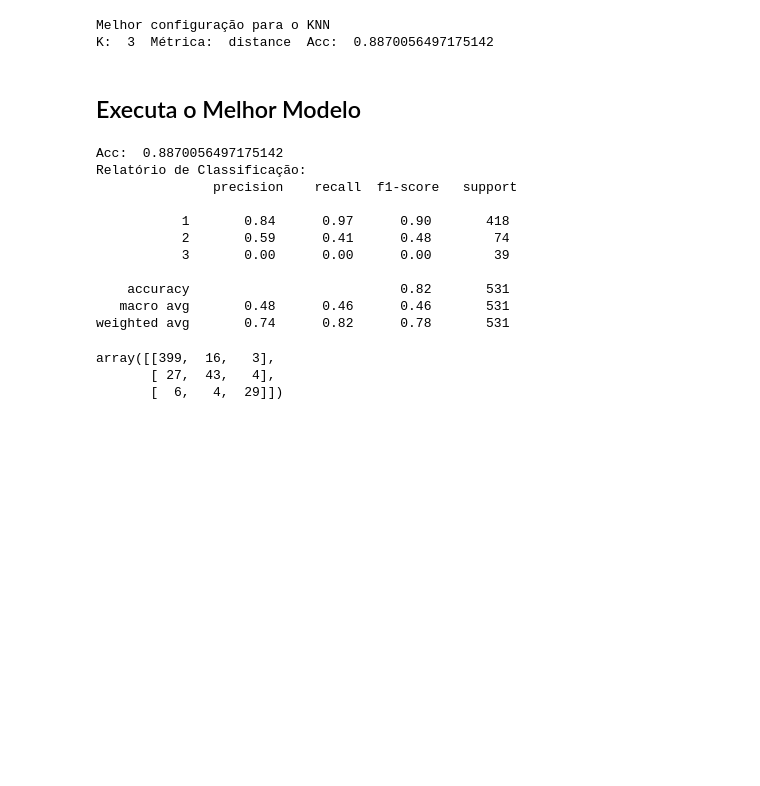
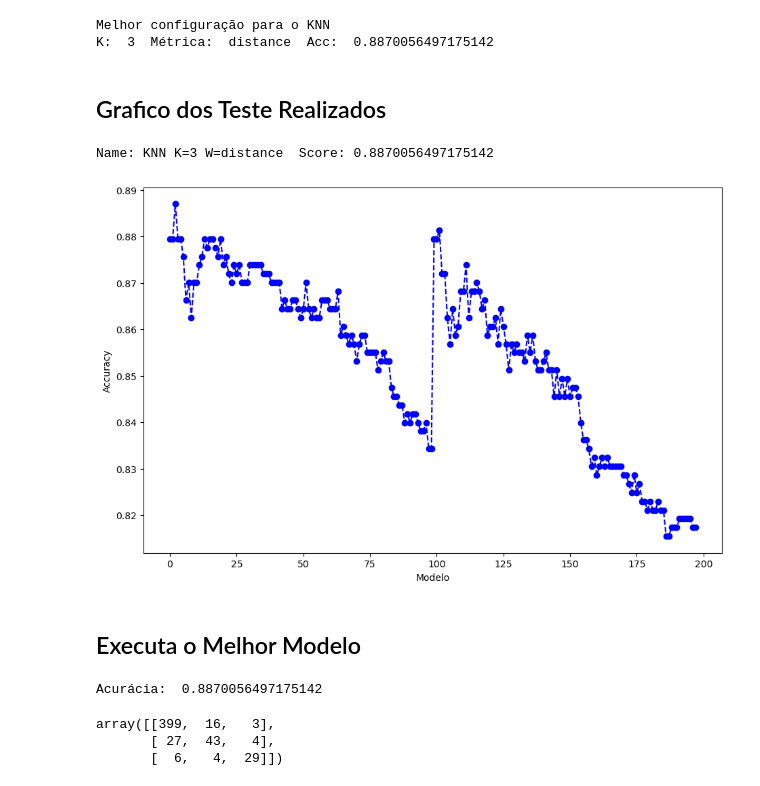
Before and after one commit to Bytelost/Cardiotocography, a Jupyter notebook: KNN.ipynb, the cells around one changed output. Drawn from its saved outputs; the diff is of its cells as text; code cells hidden in the pictures; blank space fills up the shorter version.

```diff
--- a/KNN.ipynb
+++ b/KNN.ipynb
@@ -84,15 +73,29 @@ from sklearn.metrics import accuracy_score
 from sklearn.metrics import confusion_matrix
 
 higher = -1
+model_socre = []
+model_name = []
+
+# Encontra o melhor peso
 for i in ("distance", "uniform"):
+
+    # Regra do Cotovelo
     for j in range(1, 100):
         KNN = KNeighborsClassifier(n_neighbors=j, weights=i)
         KNN.fit(x_train, y_train)
         pred = KNN.predict(x_validation)
+
+        # Salva o melhor modelo
         if accuracy_score(y_validation, pred) > higher:
-            higher = accuracy_score(y_validation, pred)
+            name = "KNN K="+str(j)+" W="+i
             best_k = j
             best_w = i
+            higher = accuracy_score(y_validation, pred)
+
+
+        # Salva o score de cada modelo
+        model_socre.append(accuracy_score(y_validation, pred))
+        model_name.append("KNN K="+str(j)+" W="+i)
 
 print("\nMelhor configuração para o KNN")
 print("K: ",best_k," Métrica: ", best_w," Acc: ", higher)
@@ -100,28 +103,31 @@ print("K: ",best_k," Métrica: ", best_w," Acc: ", higher)
 Melhor configuração para o KNN
 K:  3  Métrica:  distance  Acc:  0.8870056497175142
 # %% [markdown]
-## Executa o Melhor Modelo
+## Grafico dos Teste Realizados
-# %%
-from sklearn.metrics import classification_report
-
-KNN_model = KNeighborsClassifier(n_neighbors=3, weights="distance")
-KNN_model.fit(x_train, y_train)
-opinion = KNN_model.predict(x_validation)
-print("Acc: ", accuracy_score(y_validation, opinion))
-print("Relatório de Classificação:\n", classification_report(y_validation, pred))
-confusion_matrix(y_validation, opinion)
-# %% [output]
-Acc:  0.8870056497175142
-Relatório de Classificação:
-               precision    recall  f1-score   support
-
-           1       0.84      0.97      0.90       418
-           2       0.59      0.41      0.48        74
-           3       0.00      0.00      0.00        39
-
-    accuracy                           0.82       531
-   macro avg       0.48      0.46      0.46       531
-weighted avg       0.74      0.82      0.78       531
-array([[399,  16,   3],
-       [ 27,  43,   4],
-       [  6,   4,  29]])
+# %%
+# Grafio do score de cada modelo
+ptl.figure (figsize=(11,7))
+ptl.plot(range(len(model_name)), model_socre, color='blue', linestyle='dashed', marker='o')
+ptl.xlabel('Modelo')
+ptl.ylabel('Accuracy')
+
+# Mostra a melhor configuração
+print("Name:", name, " Score:", higher)
+# %% [output]
+Name: KNN K=3 W=distance  Score: 0.8870056497175142
+[figure, added]
+# %% [markdown]
+## Executa o Melhor Modelo
+# %%
+# Modelo Escolhido
+KNN_model = KNeighborsClassifier(n_neighbors=3, weights="distance")
+KNN_model.fit(x_train, y_train)
+opinion = KNN_model.predict(x_validation)
+acc = accuracy_score(y_validation, opinion)
+print("Acurácia: ", acc)
+confusion_matrix(y_validation, opinion)
+# %% [output]
+Acurácia:  0.8870056497175142
+array([[399,  16,   3],
+       [ 27,  43,   4],
+       [  6,   4,  29]])
```
Also changed, not shown: parts of 3 cells of this notebook.
